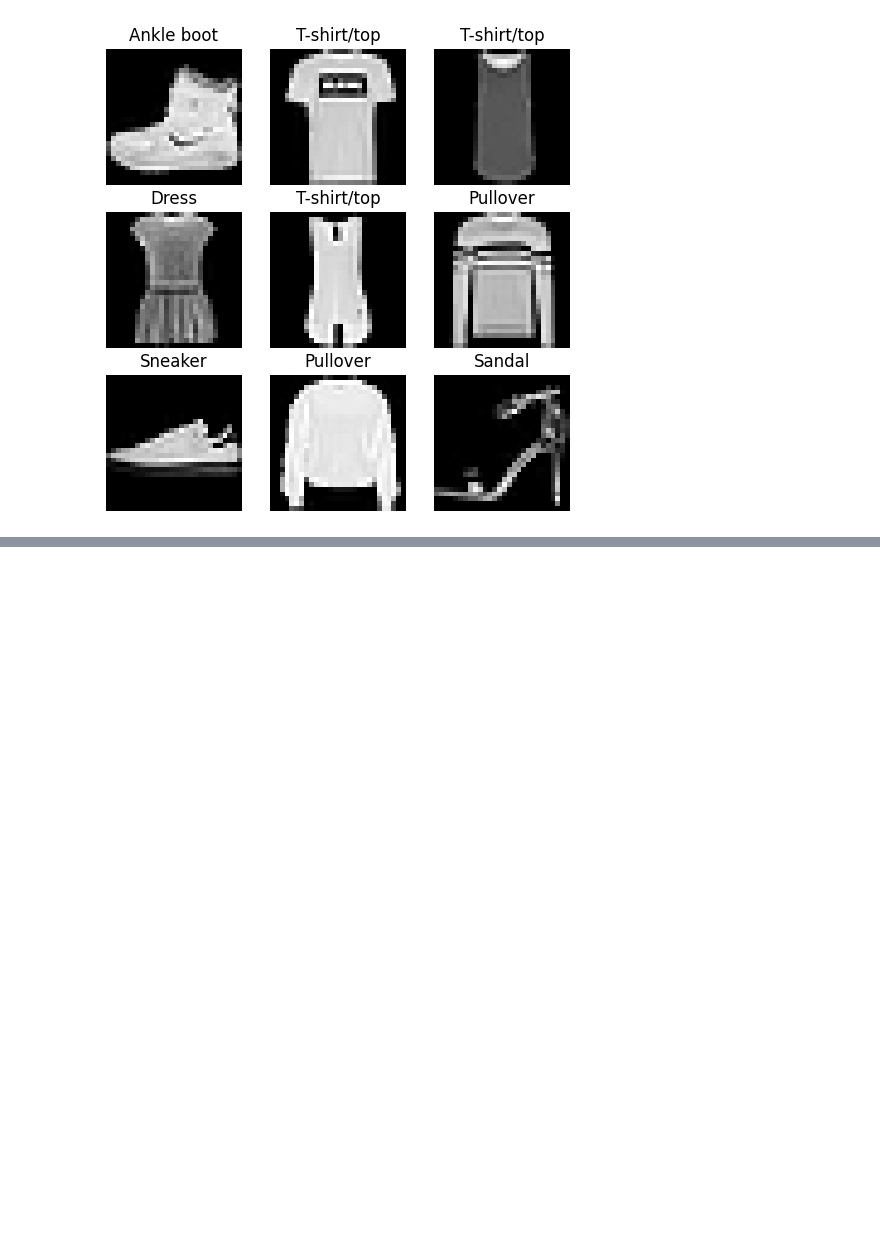
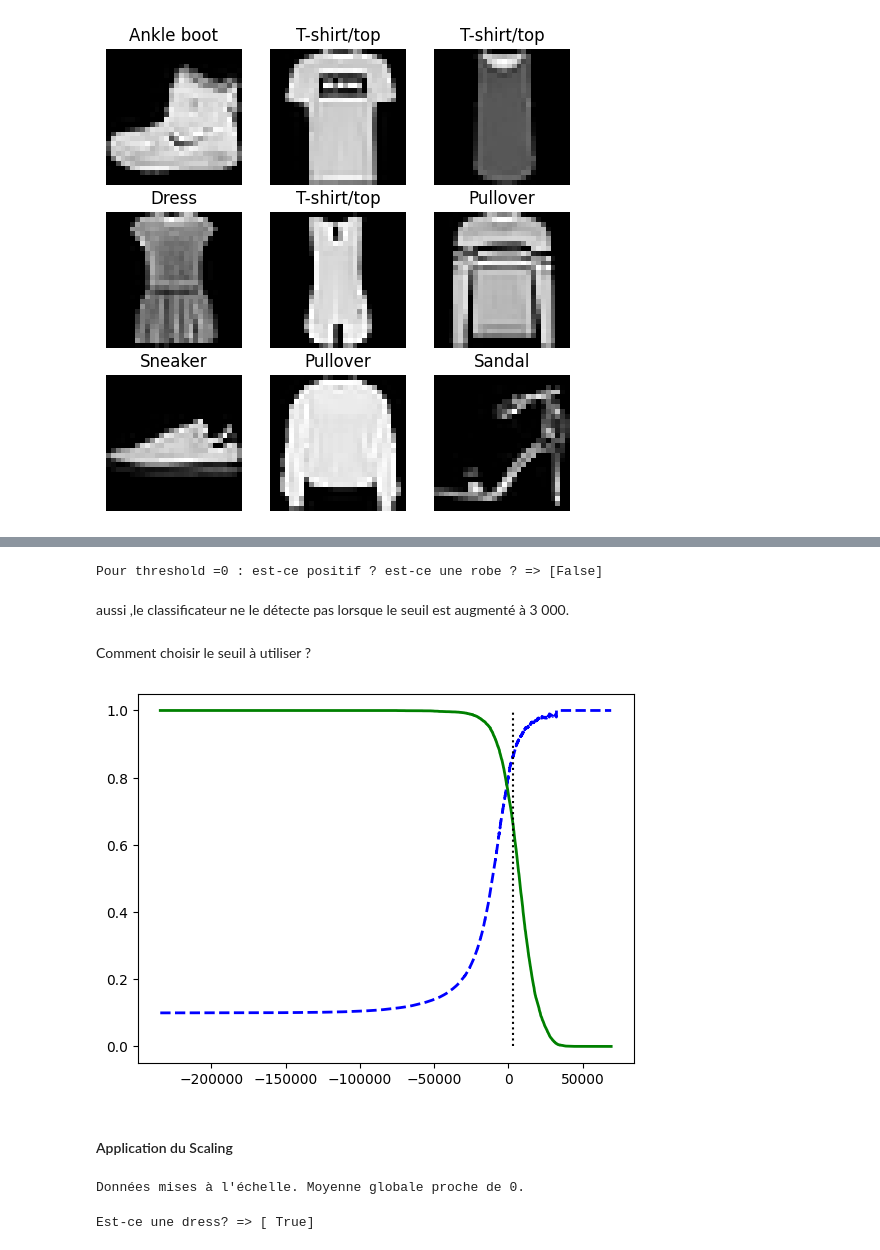
Before and after one commit to firdawss-Elhaddouchi/fashion-mnist-classification, a Jupyter notebook: notebook_class.ipynb, the cells around one changed output, grey strips where cells are left out. Saved outputs shown, nothing was run; the diff lists cells and outputs as text; code cells hidden in the pictures; blank space fills up the shorter version.

Commit message:
bunary Classifier - Parte 1

```diff
--- a/notebook_class.ipynb
+++ b/notebook_class.ipynb
@@ -145,0 +280,5 @@ plt.show()
+# %%
+from sklearn.dummy import DummyClassifier
+
+dummy_clf = DummyClassifier()
+dummy_clf.fit(X_train_flat,y_train_dress)
@@ -145,0 +453,45 @@ plt.show()
+# %%
+threshold = 3000
+y_some_clothes_pred = (y_scores > threshold)
+# %%
+print(f"Pour threshold =0 : est-ce positif ? est-ce une robe ? => {y_some_clothes_pred}")
+# %% [output]
+Pour threshold =0 : est-ce positif ? est-ce une robe ? => [False]
+# %% [markdown]
+aussi ,le classificateur ne le détecte pas lorsque le seuil est augmenté à 3 000.
+# %% [markdown]
+Comment choisir le seuil à utiliser ?
+# %%
+#Commencez par utiliser la fonction cross_val_predict()
+# pour obtenir les scores de toutes les instances de l’ensemble d’entraînement
+y_scores = cross_val_predict(sgd_clf,X_train_flat,y_train_dress,cv=3,method="decision_function")
+# %%
+#fonction precision_recall_curve() pour calculer la précision
+#  et le rappel pour tous les seuils possibles (la fonction ajoute
+#  une dernière précision de 0 et un dernier rappel de 1, correspondant
+#  à un seuil infini)
+
+from sklearn.metrics import precision_recall_curve
+
+precisions , recalls , thresholds = precision_recall_curve(y_train_dress,y_scores)
+# %%
+plt.plot(thresholds, precisions[:-1], "b--", label="Precision",
+linewidth=2)
+plt.plot(thresholds, recalls[:-1], "g-", label="Recall",
+linewidth=2)
+plt.vlines(threshold, 0, 1.0, "k", "dotted", label="threshold")
+[...] # beautify the figure: add grid, legend, axis, labels, and circles
+plt.show()
+# %% [output]
+[figure, added]
+# %% [markdown]
+#### Application du Scaling
+# %%
+from sklearn.preprocessing import StandardScaler
+
+scaler = StandardScaler()
+X_train_scaled = scaler.fit_transform(X_train_flat.astype(np.float64))
+X_test_scaled = scaler.transform(X_test_flat.astype(np.float64))
+print("Données mises à l'échelle. Moyenne globale proche de 0.")
+# %% [output]
+Données mises à l'échelle. Moyenne globale proche de 0.
@@ -145,0 +502,4 @@ plt.show()
+# %%
+print(f"Est-ce une dress? => {prediction}")
+# %% [output]
+Est-ce une dress? => [ True]
```
Also changed, not shown: parts of 54 cells of this notebook.
